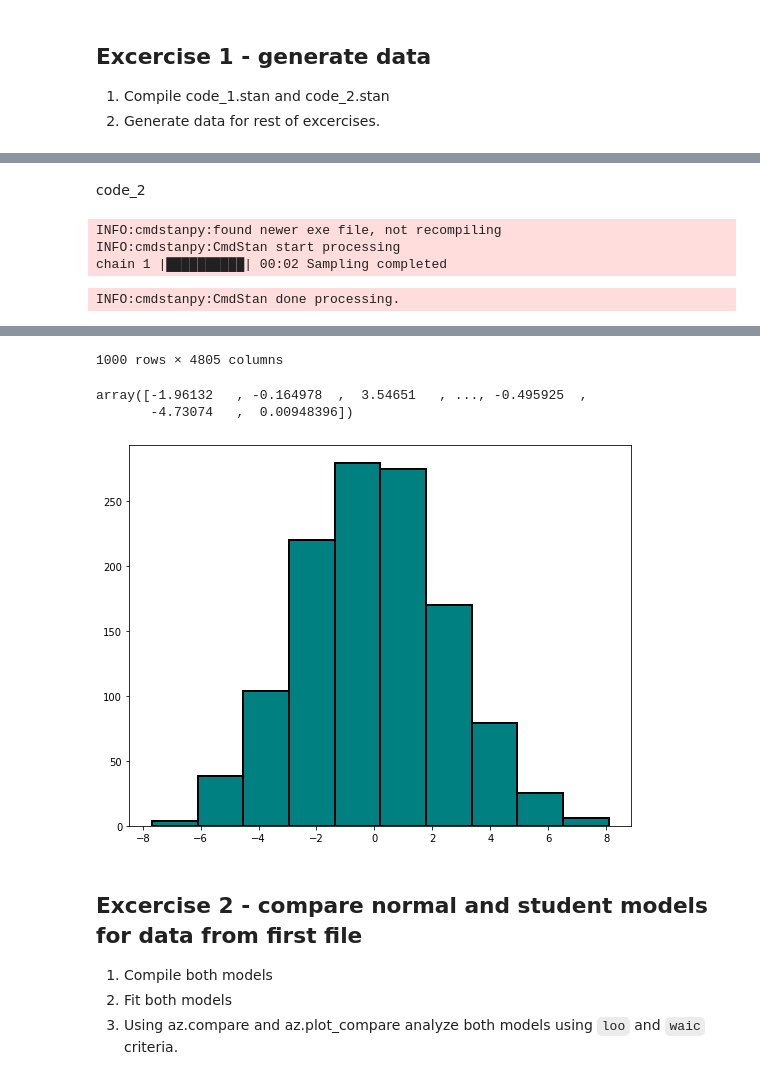
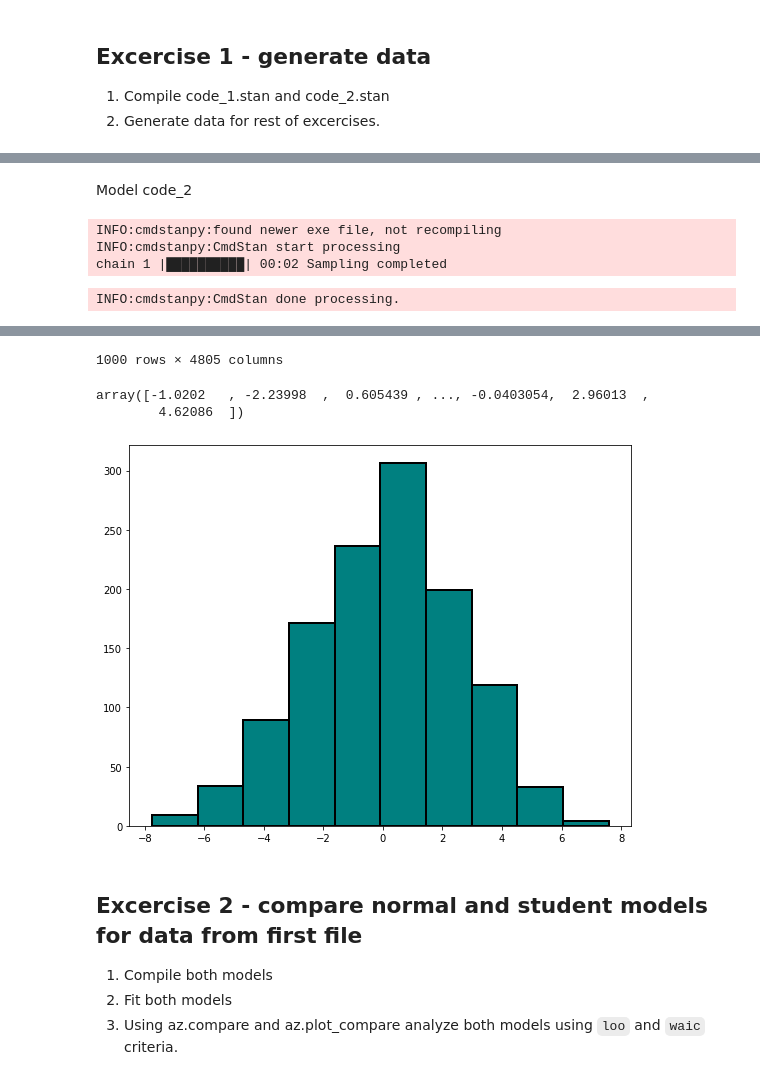
Before and after one commit to DanieloSendi/LaboratoryClasses_Data_Analitycs, a Jupyter notebook: Lab_6_Model_comparison/Lab_6_Model_comparison.ipynb, the cells around one changed output, grey strips where cells are left out. Drawn from its saved outputs; the diff is of its cells as text; code cells hidden in the pictures.

```diff
--- a/Lab_6_Model_comparison/Lab_6_Model_comparison.ipynb
+++ b/Lab_6_Model_comparison/Lab_6_Model_comparison.ipynb
@@ -73,15 +74,14 @@ array([ 0.00734893,  0.989763  , -2.48972   , ..., -0.473759  ,
-# %% [markdown]
-code_2
+# %% [markdown]
+Model code_2
 # %%
-F = 6           # F - number of letters in first name
-L = 6           # L - number of letters in last name
-N = (L+F)*100   # N = (L+F)*100
+# F = len('Daniel')        # F - number of letters in first name
+# L = len('Sędłak')        # L - number of letters in last name
+# N = (L+F)*100            # N = (L+F)*100
 
 # Compile code_2
 model_2 = CmdStanModel(stan_file='code_2.stan')
 
 samples_2 = model_2.sample(data={'N': N},
-                           fixed_param=True,
                            iter_sampling=1000,
                            iter_warmup=0,
                            chains = 1)
@@ -118,7 +118,7 @@ INFO:cmdstanpy:CmdStan done processing.
 1000 rows × 4805 columns
-array([-1.96132   , -0.164978  ,  3.54651   , ..., -0.495925  ,
-       -4.73074   ,  0.00948396])
+array([-1.0202   , -2.23998  ,  0.605439 , ..., -0.0403054,  2.96013  ,
+        4.62086  ])
-[figure, old version]
+[figure, new version]
 # %% [markdown]
 ## Excercise 2 - compare normal and student models for data from first file
 
```
Also changed, not shown: parts of 11 cells of this notebook, 9 other files.
